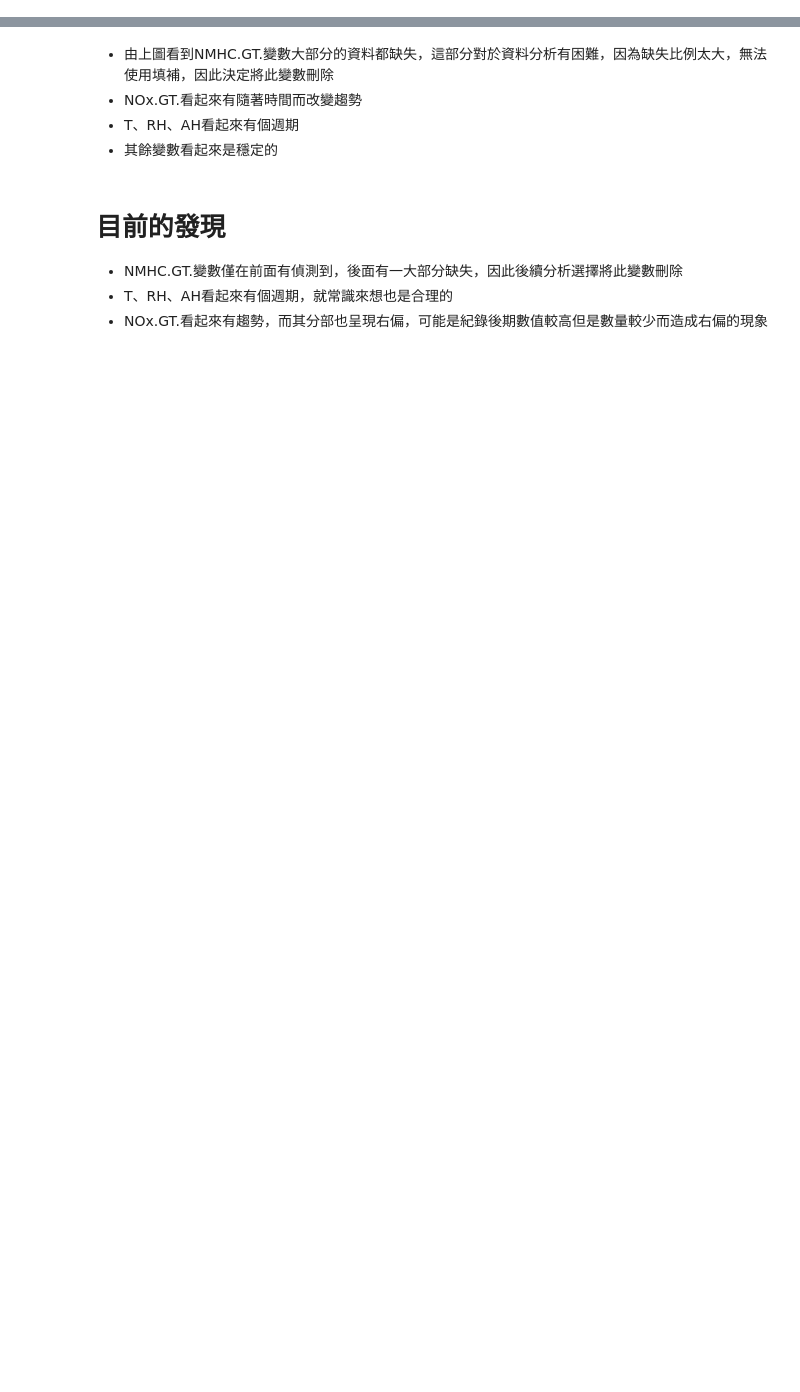
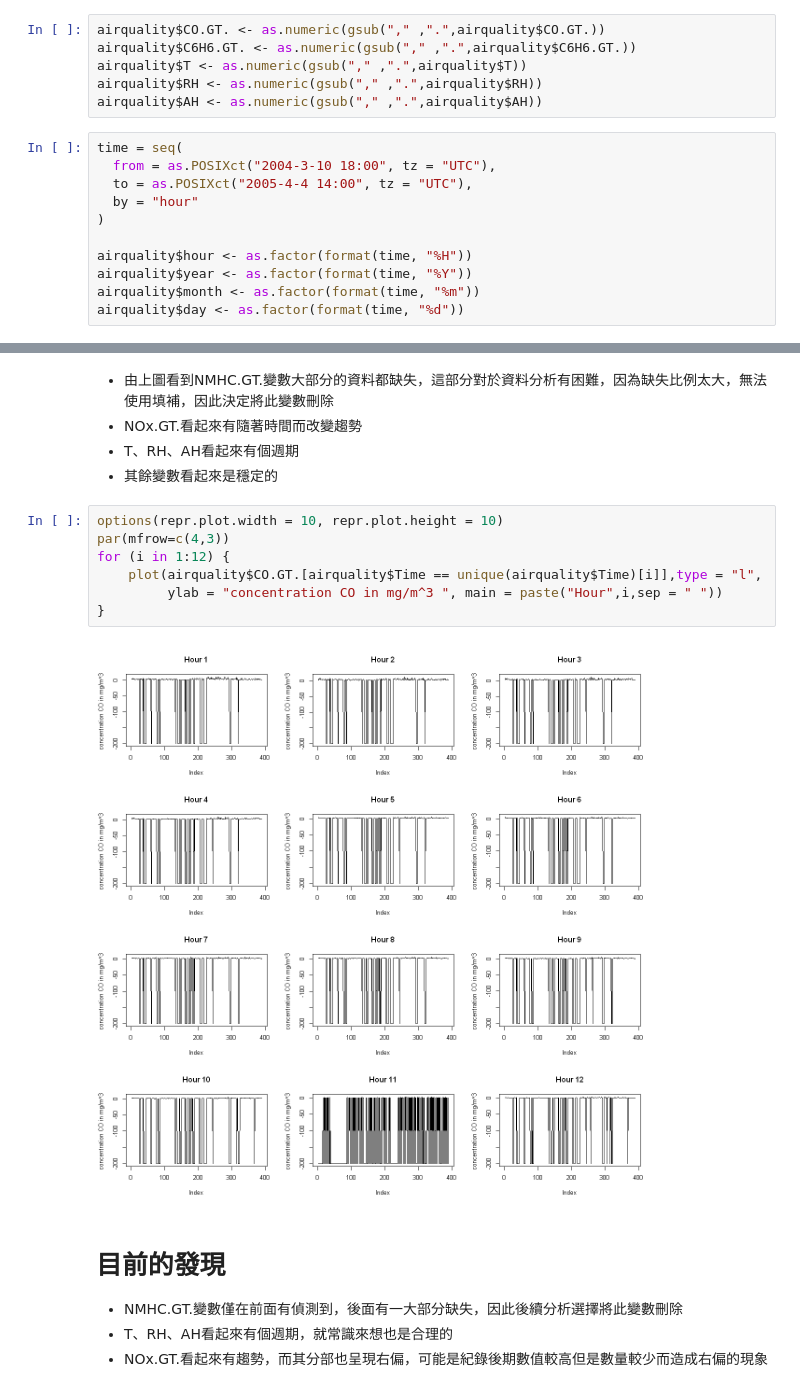
Before and after one commit to XieJiaming/Air-quality, a Jupyter notebook: AirQuality.ipynb, the cells around one changed output, grey strips where cells are left out. Drawn from its saved outputs; the diff is of its cells as text; blank space fills up the shorter version.

```diff
--- a/AirQuality.ipynb
+++ b/AirQuality.ipynb
@@ -76,2 +92,19 @@ str(airquality)
  $ X            : logi  NA NA NA NA NA NA ...
  $ X.1          : logi  NA NA NA NA NA NA ...
+# %%
+airquality$CO.GT. <- as.numeric(gsub("," ,".",airquality$CO.GT.))
+airquality$C6H6.GT. <- as.numeric(gsub("," ,".",airquality$C6H6.GT.))
+airquality$T <- as.numeric(gsub("," ,".",airquality$T))
+airquality$RH <- as.numeric(gsub("," ,".",airquality$RH))
+airquality$AH <- as.numeric(gsub("," ,".",airquality$AH))
+# %%
+time = seq(
+  from = as.POSIXct("2004-3-10 18:00", tz = "UTC"),
+  to = as.POSIXct("2005-4-4 14:00", tz = "UTC"),
+  by = "hour"
+)
+
+airquality$hour <- as.factor(format(time, "%H"))
+airquality$year <- as.factor(format(time, "%Y"))
+airquality$month <- as.factor(format(time, "%m"))
+airquality$day <- as.factor(format(time, "%d"))
@@ -249,6 +286,15 @@ for (i in 3:15) {
 - NOx.GT.看起來有隨著時間而改變趨勢
 - T、RH、AH看起來有個週期
 - 其餘變數看起來是穩定的
+# %%
+options(repr.plot.width = 10, repr.plot.height = 10)
+par(mfrow=c(4,3))
+for (i in 1:12) {
+    plot(airquality$CO.GT.[airquality$Time == unique(airquality$Time)[i]],type = "l",
+         ylab = "concentration CO in mg/m^3 ", main = paste("Hour",i,sep = " "))
+}
+# %% [output]
+[figure, added]
 # %% [markdown]
 # 目前的發現
 - NMHC.GT.變數僅在前面有偵測到，後面有一大部分缺失，因此後續分析選擇將此變數刪除
```
Also changed, not shown: parts of 22 cells of this notebook.
